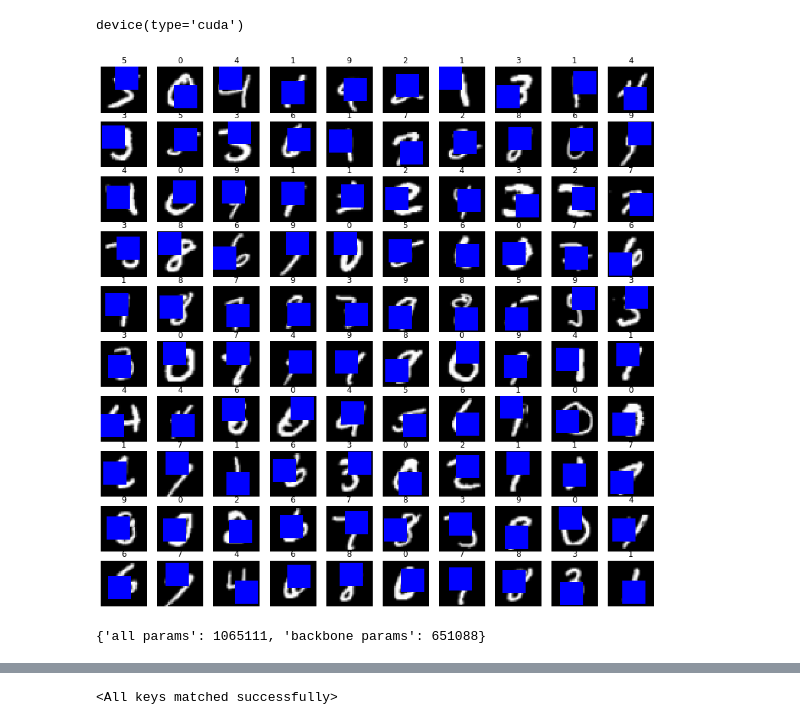
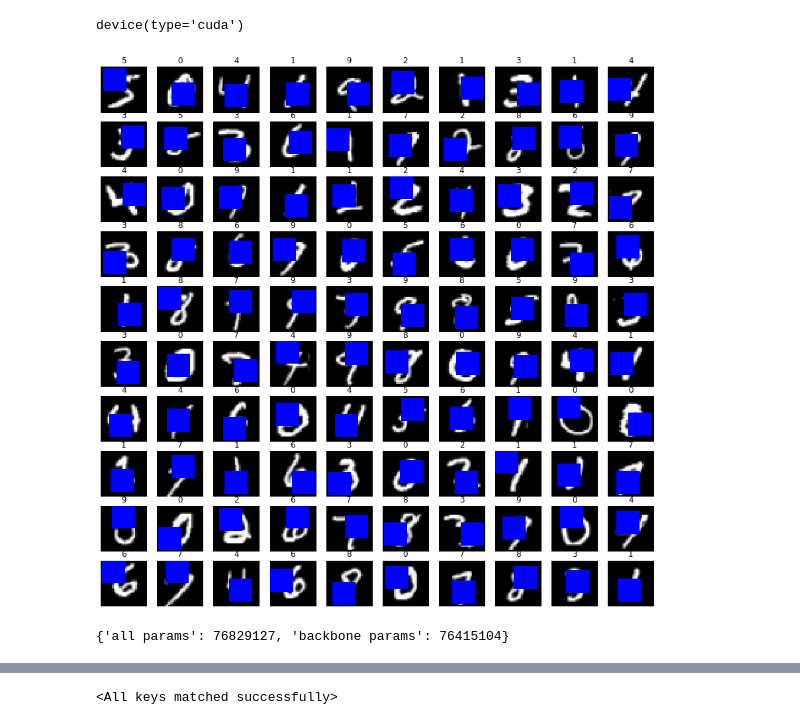
Before and after one commit to mprzewie/dmfa_inpainting, a Jupyter notebook: notebooks/mnist_experiment.ipynb, the cells around one changed output, grey strips where cells are left out. Saved outputs shown, nothing was run; the diff lists cells and outputs as text; code cells hidden in the pictures.

Commit message:
update mnist notebook

```diff
--- a/notebooks/mnist_experiment.ipynb
+++ b/notebooks/mnist_experiment.ipynb
@@ -81,30 +98,31 @@ device
 # %% [output]
 device(type='cuda')
 # %%
-experiment_path = Path("../results/mnist/fullconv/nll_simple_bkb")
+experiment_path = Path("../results/mnist/fullconv/nll_adam_4e-5v3_truly_deterministic")
 experiment_path.mkdir(exist_ok=True, parents=True)
 # %%
 ds_train, ds_val = train_val_datasets(
     Path.home() / "uj/data/",
     mask_configs=[
 #         RandomRectangleMaskConfig(mc.UNKNOWN_LOSS, 28,28, 0,0),
 
         RandomRectangleMaskConfig(mc.UNKNOWN_LOSS, 16, 16, 0,0),
-#         RandomRectangleMaskConfig(mc.UNKNOWN_NO_LOSS, 14,14, 0,0)
+#         RandomRectangleMaskConfig(mc.UNKNOWN_NO_LOSS, 16,16, 0,0)
     ],
     ds_type=MNIST,
-    resize_size=(32,32)
+    resize_size=(32,32),
+    deterministic=True
 )
 
 fig, axes = plt.subplots(10, 10, figsize=(15, 15))
 for i in range(100):
     (x,j), y = ds_train[i]
     ax = axes[i // 10, i%10]
     ax.set_title(f"{y}")
     vis_digit_mask(x, j,ax)
 train_fig = plt.gcf()
 train_fig.savefig(experiment_path / "train.png")
 plt.show()
 # %% [output]
-[figure, old version]
+[figure, new version]
 # %%
@@ -138,10 +156,11 @@ a_mean = lambda x,j,p,m,a,d : a.mean()
 device = torch.device("cuda" if torch.cuda.is_available() else "cpu")
 torch.cuda.empty_cache()
 # device = torch.device("cpu")
-history = []
 # inpainter = MNISTLinearInpainter(n_mixes=1, hidden_size=2048)
 
 # inpainter = MNISTConvolutionalInpainter(a_amplitude=0.5,) # h_w=(32,32))
+history = []
+
 inpainter = MNISTFullyConvolutionalInpainter(
     n_mixes=1, a_width=4, a_amplitude=1, h_w=(32,32), last_channels=128,
     extractor=bkb.down_up_backbone(
@@ -151,12 +170,10 @@ inpainter = MNISTFullyConvolutionalInpainter(
         last_channels=128,
         kernel_size=3
     )
-#     extractor=bkb.simple_backbone(last_channels=128)
 )
 
 
-opt = optim.Adam(inpainter.parameters(), lr=4e-4, weight_decay=0)
-n_epochs = 4
+opt = optim.Adam(inpainter.parameters(), lr=4e-5, weight_decay=0)
 
 history = train_inpainter(
     inpainter,
@@ -164,10 +181,11 @@ history = train_inpainter(
     dl_val,
     opt,
     loss_fn =nll_masked_batch_loss,
-    n_epochs=50,
+    n_epochs=10,
     device=device,
     history_start=history,
-#     tqdm_loader=True
+    tqdm_loader=True,
+    max_benchmark_batches=50
 )
 # %% [output]
-{'all params': 1065111, 'backbone params': 651088}
+{'all params': 76829127, 'backbone params': 76415104}
```
Also changed, not shown: parts of 11 cells of this notebook.
